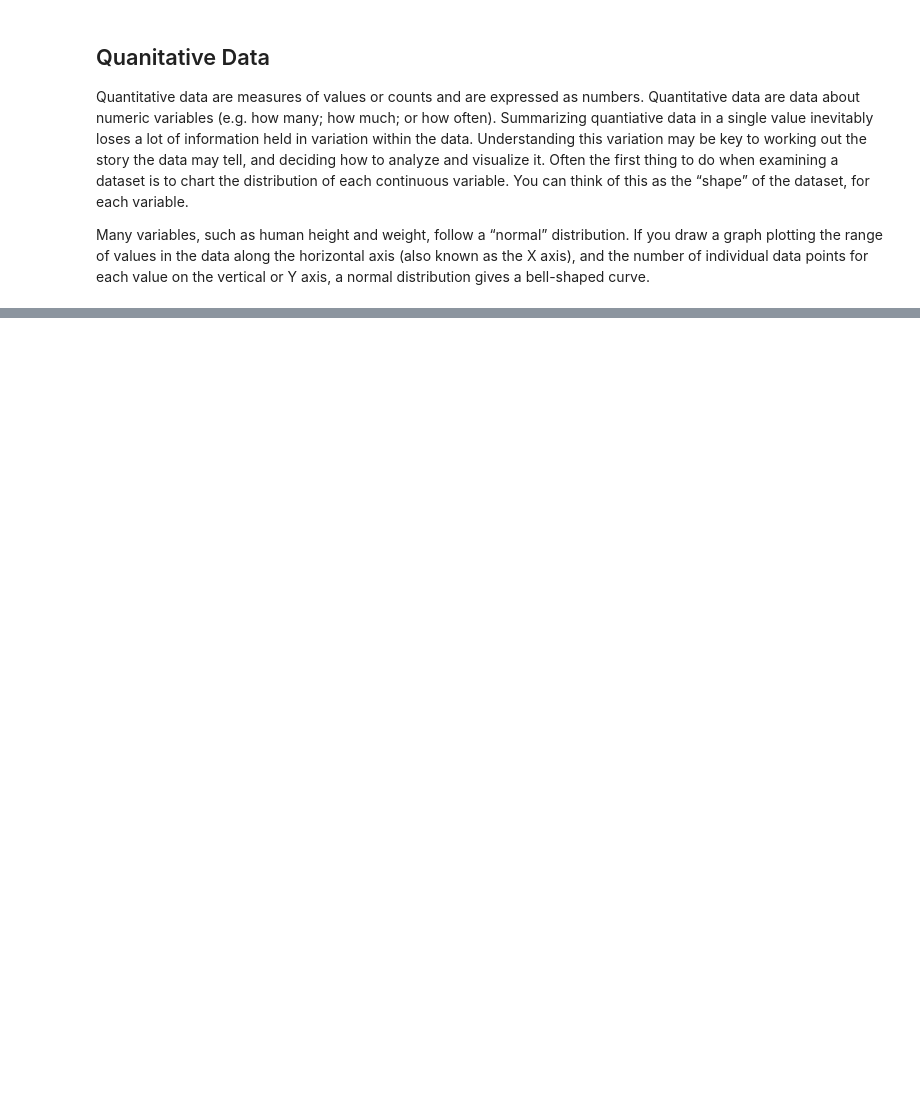
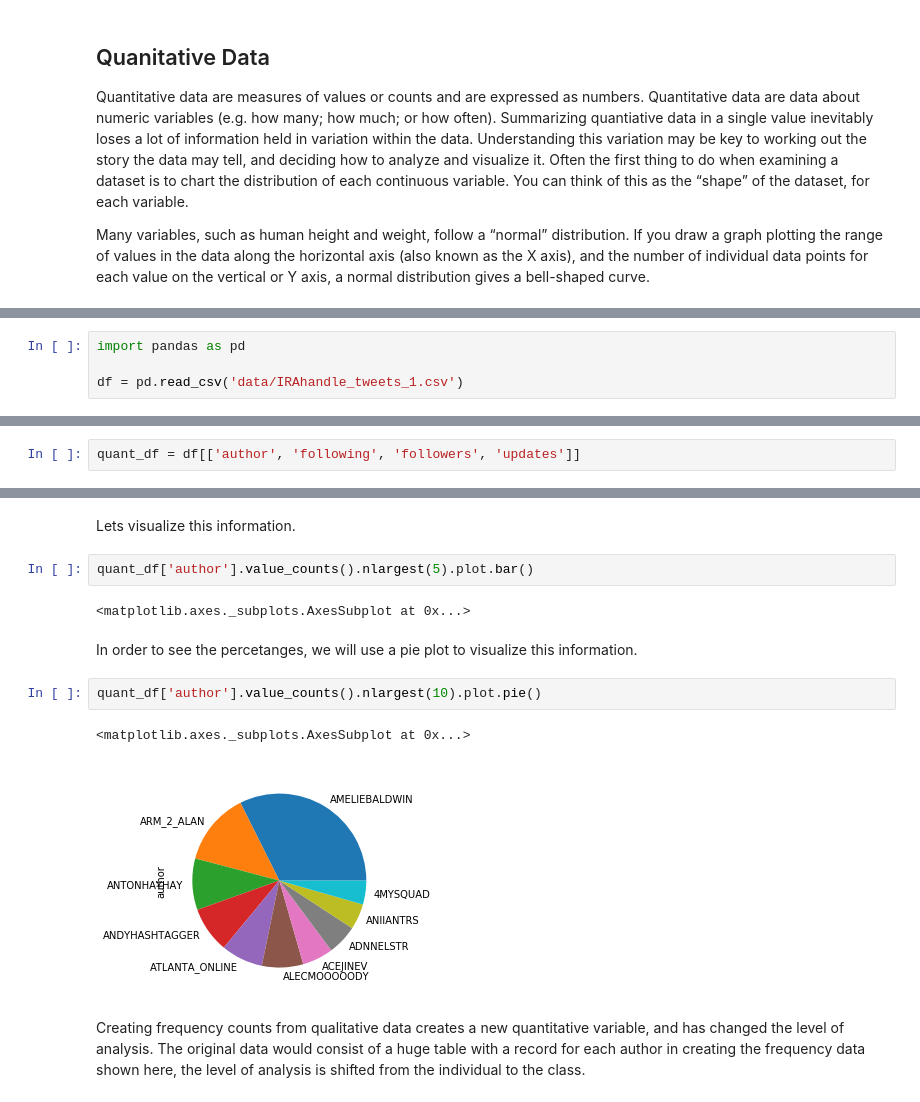
Before and after one commit to inp2/Security-Plus-Data-Science, a Jupyter notebook: Module_03/Module_03_Data.ipynb, the cells around one changed output, grey strips where cells are left out. Saved outputs shown, nothing was run; the diff lists cells and outputs as text; blank space fills up the shorter version.

```diff
--- a/Module_03/Module_03_Data.ipynb
+++ b/Module_03/Module_03_Data.ipynb
@@ -224,0 +45,4 @@ References:
+# %%
+import pandas as pd
+
+df = pd.read_csv('data/IRAhandle_tweets_1.csv')
@@ -224,0 +54,2 @@ References:
+# %%
+quant_df = df[['author', 'following', 'followers', 'updates']]
@@ -224,0 +214,15 @@ References:
+# %% [markdown]
+Lets visualize this information.
+# %%
+quant_df['author'].value_counts().nlargest(5).plot.bar()
+# %% [output]
+<matplotlib.axes._subplots.AxesSubplot at 0x...>
+# %% [markdown]
+In order to see the percetanges, we will use a pie plot to visualize this information.
+# %%
+quant_df['author'].value_counts().nlargest(10).plot.pie()
+# %% [output]
+<matplotlib.axes._subplots.AxesSubplot at 0x...>
+[figure, added]
+# %% [markdown]
+Creating frequency counts from qualitative data creates a new quantitative variable, and has changed the level of analysis. The original data would consist of a huge table with a record for each author in creating the frequency data shown here, the level of analysis is shifted from the individual to the class.
```
Also changed, not shown: parts of 70 cells of this notebook, 2 other files.
